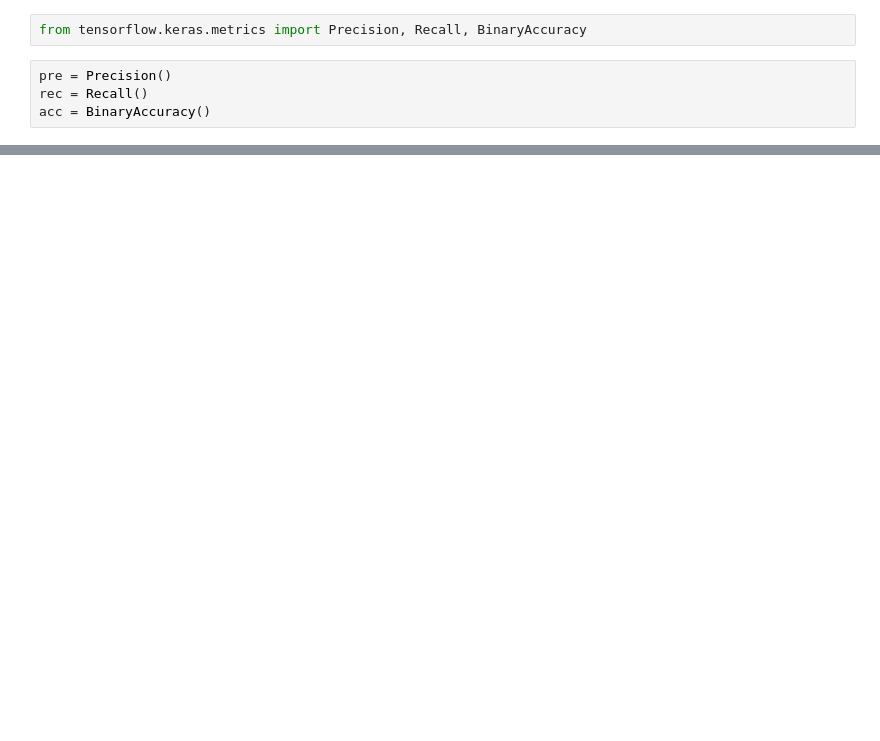
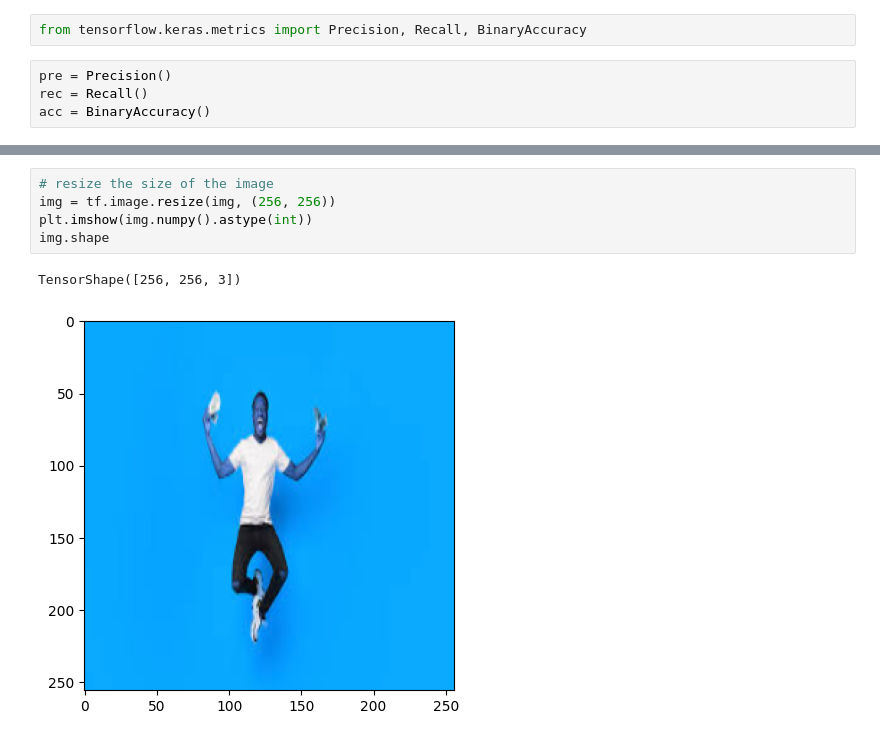
Before and after one commit to Kamaljit12/imageclassifier, a Jupyter notebook: analysis.ipynb, the cells around one changed output, grey strips where cells are left out. Drawn from its saved outputs; the diff is of its cells as text; blank space fills up the shorter version.

```diff
--- a/analysis.ipynb
+++ b/analysis.ipynb
@@ -154,0 +248,8 @@ acc = BinaryAccuracy()
+# %%
+# resize the size of the image
+img = tf.image.resize(img, (256, 256))
+plt.imshow(img.numpy().astype(int))
+img.shape
+# %% [output]
+TensorShape([256, 256, 3])
+[figure, added]
```
Also changed, not shown: parts of 31 cells of this notebook, 10 other files.
